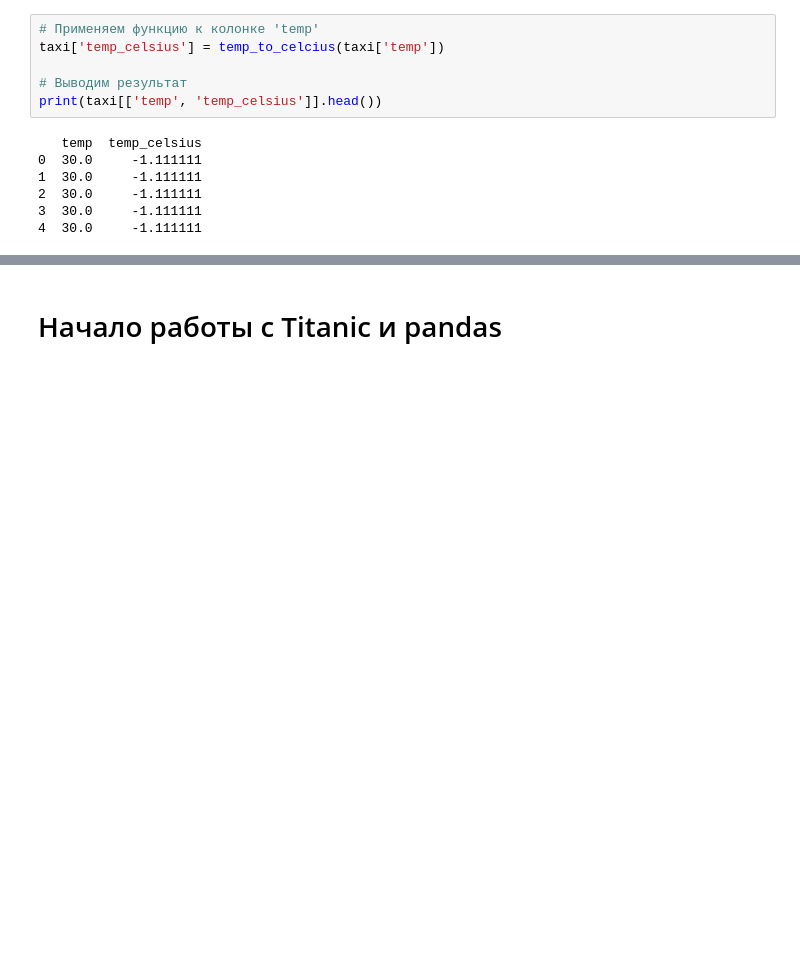
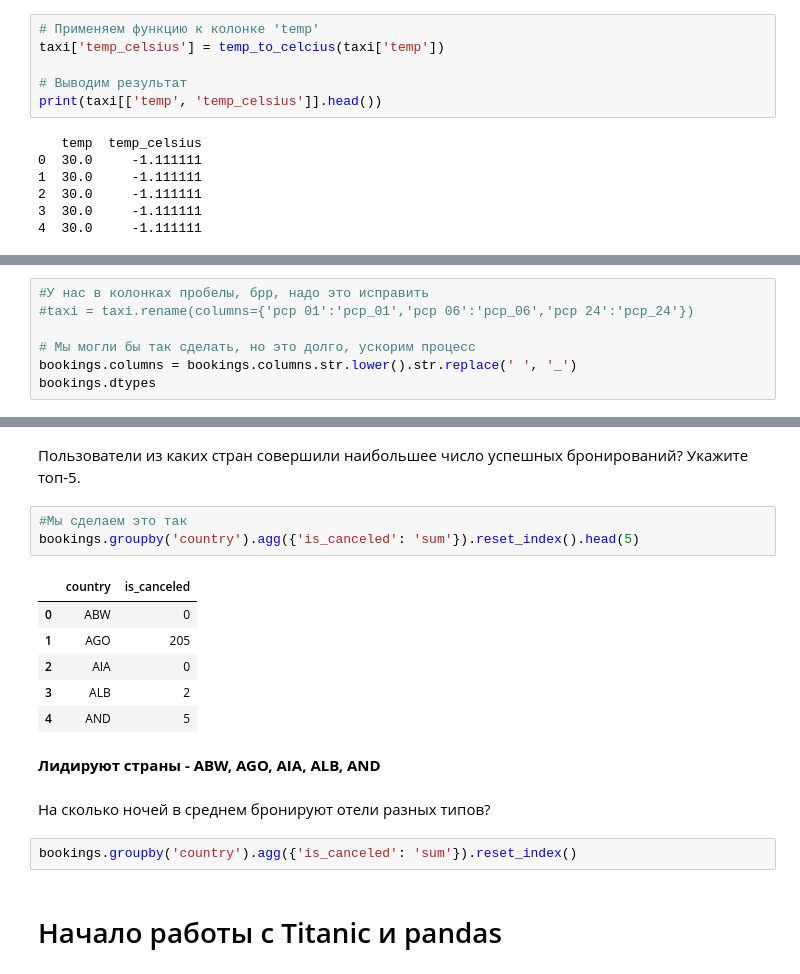
Before and after one commit to KirillXL/Statistics_practice, a Jupyter notebook: part1.ipynb, the cells around one changed output, grey strips where cells are left out. Saved outputs shown, nothing was run; the diff lists cells and outputs as text; blank space fills up the shorter version.

```diff
--- a/part1.ipynb
+++ b/part1.ipynb
@@ -184,0 +228,7 @@ print(taxi[['temp', 'temp_celsius']].head())
+# %%
+#У нас в колонках пробелы, брр, надо это исправить
+#taxi = taxi.rename(columns={'pcp 01':'pcp_01','pcp 06':'pcp_06','pcp 24':'pcp_24'})
+
+# Мы могли бы так сделать, но это долго, ускорим процесс
+bookings.columns = bookings.columns.str.lower().str.replace(' ', '_')
+bookings.dtypes
@@ -185,3 +253,21 @@ print(taxi[['temp', 'temp_celsius']].head())
+# %% [markdown]
+Пользователи из каких стран совершили наибольшее число успешных бронирований? Укажите топ-5.
+# %%
+#Мы сделаем это так
+bookings.groupby('country').agg({'is_canceled': 'sum'}).reset_index().head(5)
+# %% [output]
+|  | country | is_canceled |
+| 0 | ABW | 0 |
+| 1 | AGO | 205 |
+| 2 | AIA | 0 |
+| 3 | ALB | 2 |
+| 4 | AND | 5 |
+# %% [markdown]
+**Лидируют страны - ABW, AGO, AIA, ALB, AND**
+# %% [markdown]
+На сколько ночей в среднем бронируют отели разных типов?
+# %%
+bookings.groupby('country').agg({'is_canceled': 'sum'}).reset_index()
 # %% [markdown]
 # Начало работы с Titanic и pandas
 # %%
```
Also changed, not shown: parts of 6 cells of this notebook.
